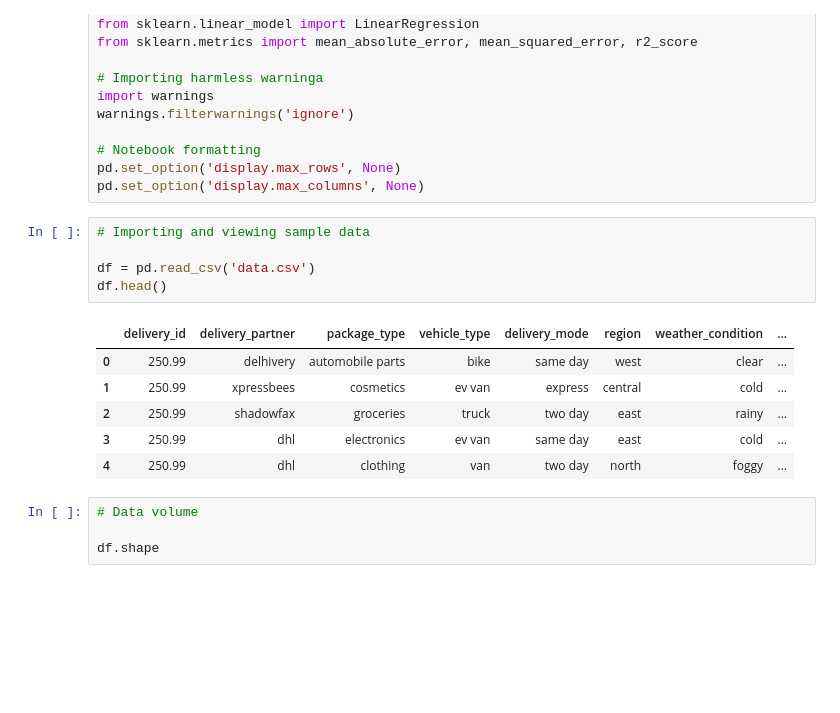
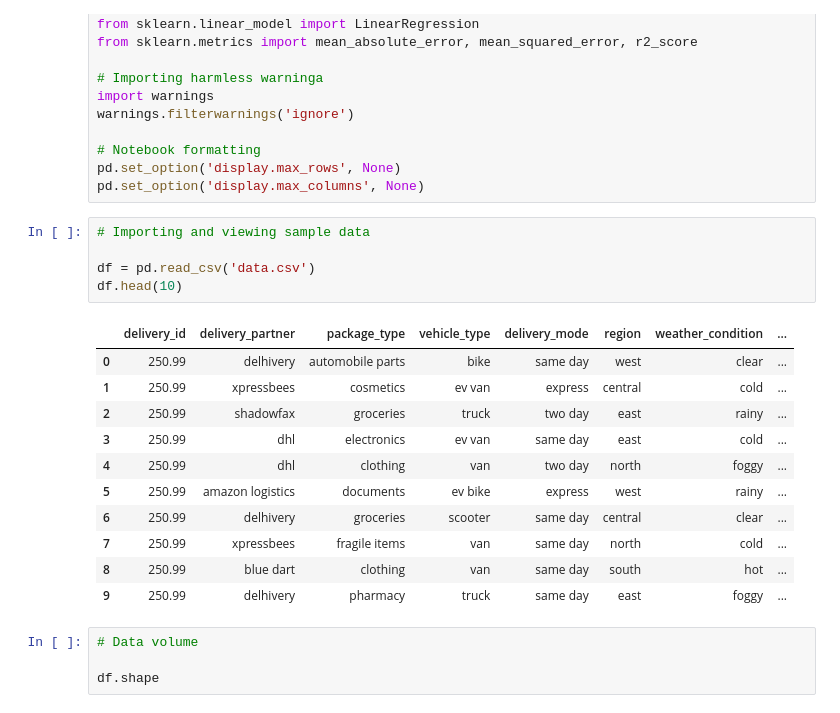
Before and after one commit to ankitshow005-ai/MLOPS_Delivery_Time_Estimation-Project-End-to-End-Pipeline, a Jupyter notebook: notebook/exp-notebook.ipynb, the cells around one changed output. Cells and saved outputs as stored; diff of their text form; blank space fills up the shorter version.

```diff
--- a/notebook/exp-notebook.ipynb
+++ b/notebook/exp-notebook.ipynb
@@ -24,15 +24,20 @@ pd.set_option('display.max_columns', None)
 # %%
 # Importing and viewing sample data
 
 df = pd.read_csv('data.csv')
-df.head()
+df.head(10)
 # %% [output]
 |  | delivery_id | delivery_partner | package_type | vehicle_type | delivery_mode | region | weather_condition | ... |
 | 0 | 250.99 | delhivery | automobile parts | bike | same day | west | clear | ... |
 | 1 | 250.99 | xpressbees | cosmetics | ev van | express | central | cold | ... |
 | 2 | 250.99 | shadowfax | groceries | truck | two day | east | rainy | ... |
 | 3 | 250.99 | dhl | electronics | ev van | same day | east | cold | ... |
 | 4 | 250.99 | dhl | clothing | van | two day | north | foggy | ... |
+| 5 | 250.99 | amazon logistics | documents | ev bike | express | west | rainy | ... |
+| 6 | 250.99 | delhivery | groceries | scooter | same day | central | clear | ... |
+| 7 | 250.99 | xpressbees | fragile items | van | same day | north | cold | ... |
+| 8 | 250.99 | blue dart | clothing | van | same day | south | hot | ... |
+| 9 | 250.99 | delhivery | pharmacy | truck | same day | east | foggy | ... |
 # %%
 # Data volume
 
```
Also changed, not shown: 1 other file.
